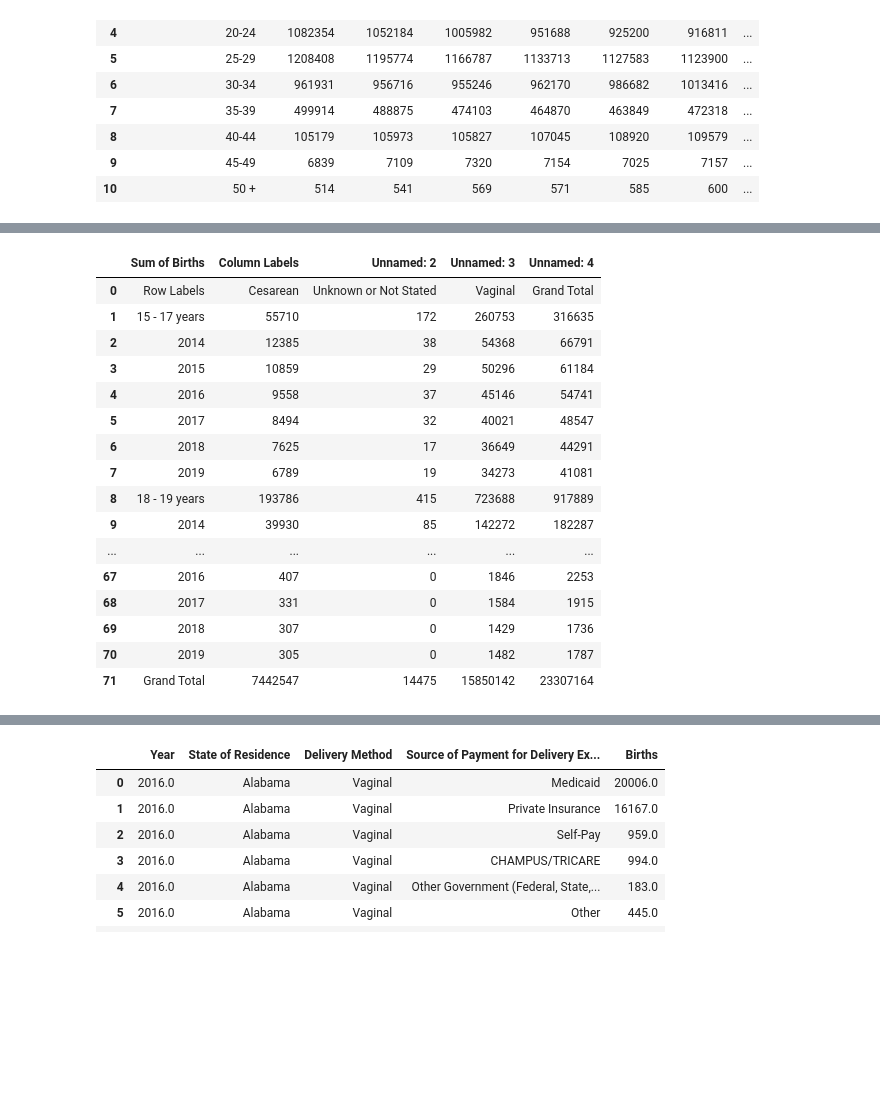
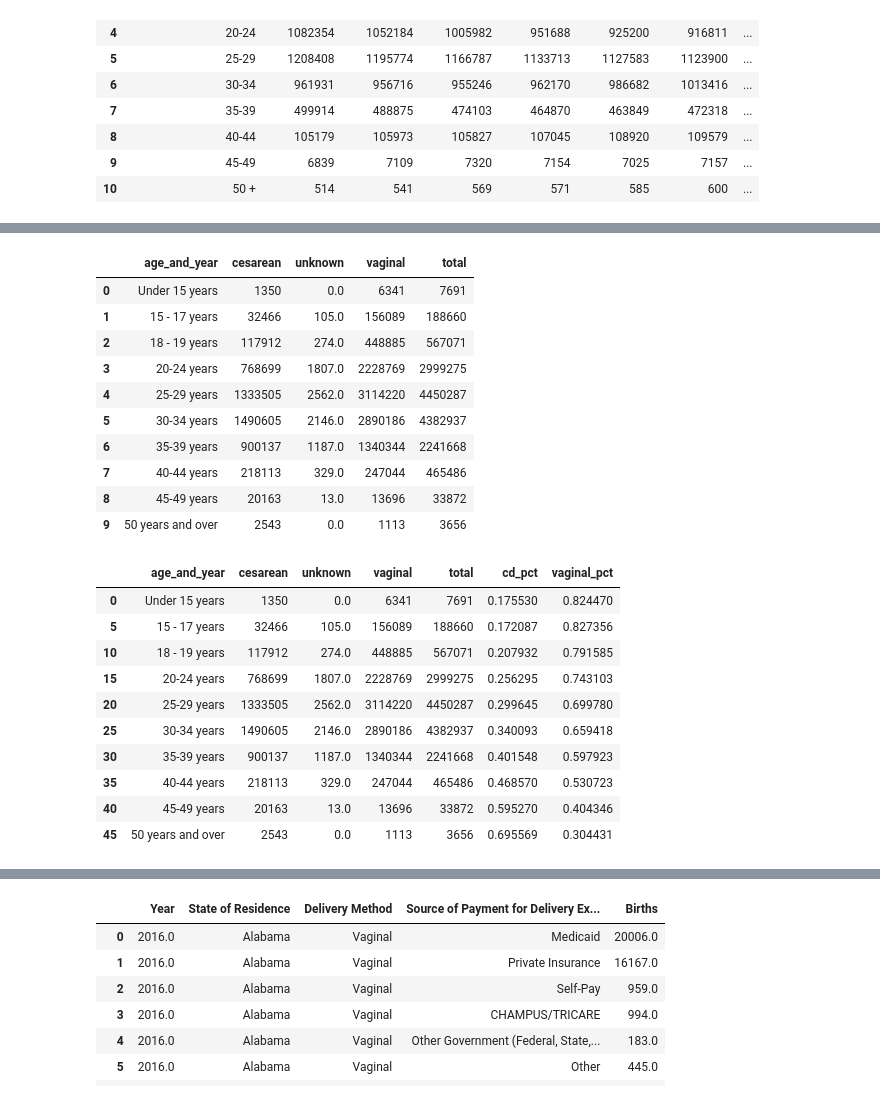
Before and after one commit to StephMiller4/delivery_method_capstone, a Jupyter notebook: notebook/Capstone Project.ipynb, the cells around one changed output, grey strips where cells are left out. Saved outputs shown, nothing was run; the diff lists cells and outputs as text; code cells hidden in the pictures; blank space fills up the shorter version.

```diff
--- a/notebook/Capstone Project.ipynb
+++ b/notebook/Capstone Project.ipynb
@@ -317,0 +308,4 @@ age_and_dm
+# %%
+age_and_dm = pd.read_csv('../data/age_and_dm.csv')
+age_and_dm.columns = ['age_and_year', 'cesarean', 'unknown', 'vaginal', 'total']
+age_and_dm
@@ -318,21 +351,37 @@ age_and_dm
 # %%
-age_and_dm
+#I am dropping these as the totals are already here and this will make it easier in Tableau
+age_and_dm = age_and_dm[age_and_dm['age_and_year'] != '2016']
+age_and_dm = age_and_dm[age_and_dm['age_and_year'] != '2017']
+age_and_dm = age_and_dm[age_and_dm['age_and_year'] != '2018']
+age_and_dm = age_and_dm[age_and_dm['age_and_year'] != '2019']
+age_and_dm['unknown'] = age_and_dm['unknown'].fillna(0)
+age_and_dm.reset_index(drop= True)
 # %% [output]
-|  | Sum of Births | Column Labels | Unnamed: 2 | Unnamed: 3 | Unnamed: 4 |
-| 0 | Row Labels | Cesarean | Unknown or Not Stated | Vaginal | Grand Total |
-| 1 | 15 - 17 years | 55710 | 172 | 260753 | 316635 |
-| 2 | 2014 | 12385 | 38 | 54368 | 66791 |
-| 3 | 2015 | 10859 | 29 | 50296 | 61184 |
-| 4 | 2016 | 9558 | 37 | 45146 | 54741 |
-| 5 | 2017 | 8494 | 32 | 40021 | 48547 |
-| 6 | 2018 | 7625 | 17 | 36649 | 44291 |
-| 7 | 2019 | 6789 | 19 | 34273 | 41081 |
-| 8 | 18 - 19 years | 193786 | 415 | 723688 | 917889 |
-| 9 | 2014 | 39930 | 85 | 142272 | 182287 |
-| ... | ... | ... | ... | ... | ... |
-| 67 | 2016 | 407 | 0 | 1846 | 2253 |
-| 68 | 2017 | 331 | 0 | 1584 | 1915 |
-| 69 | 2018 | 307 | 0 | 1429 | 1736 |
-| 70 | 2019 | 305 | 0 | 1482 | 1787 |
-| 71 | Grand Total | 7442547 | 14475 | 15850142 | 23307164 |
+|  | age_and_year | cesarean | unknown | vaginal | total |
+| 0 | Under 15 years | 1350 | 0.0 | 6341 | 7691 |
+| 1 | 15 - 17 years | 32466 | 105.0 | 156089 | 188660 |
+| 2 | 18 - 19 years | 117912 | 274.0 | 448885 | 567071 |
+| 3 | 20-24 years | 768699 | 1807.0 | 2228769 | 2999275 |
+| 4 | 25-29 years | 1333505 | 2562.0 | 3114220 | 4450287 |
+| 5 | 30-34 years | 1490605 | 2146.0 | 2890186 | 4382937 |
+| 6 | 35-39 years | 900137 | 1187.0 | 1340344 | 2241668 |
+| 7 | 40-44 years | 218113 | 329.0 | 247044 | 465486 |
+| 8 | 45-49 years | 20163 | 13.0 | 13696 | 33872 |
+| 9 | 50 years and over | 2543 | 0.0 | 1113 | 3656 |
+# %%
+age_and_dm['cd_pct'] = (age_and_dm['cesarean']/age_and_dm['total'])
+age_and_dm['vaginal_pct'] = (age_and_dm['vaginal']/age_and_dm['total'])
+age_and_dm
+# %% [output]
+|  | age_and_year | cesarean | unknown | vaginal | total | cd_pct | vaginal_pct |
+| 0 | Under 15 years | 1350 | 0.0 | 6341 | 7691 | 0.175530 | 0.824470 |
+| 5 | 15 - 17 years | 32466 | 105.0 | 156089 | 188660 | 0.172087 | 0.827356 |
+| 10 | 18 - 19 years | 117912 | 274.0 | 448885 | 567071 | 0.207932 | 0.791585 |
+| 15 | 20-24 years | 768699 | 1807.0 | 2228769 | 2999275 | 0.256295 | 0.743103 |
+| 20 | 25-29 years | 1333505 | 2562.0 | 3114220 | 4450287 | 0.299645 | 0.699780 |
+| 25 | 30-34 years | 1490605 | 2146.0 | 2890186 | 4382937 | 0.340093 | 0.659418 |
+| 30 | 35-39 years | 900137 | 1187.0 | 1340344 | 2241668 | 0.401548 | 0.597923 |
+| 35 | 40-44 years | 218113 | 329.0 | 247044 | 465486 | 0.468570 | 0.530723 |
+| 40 | 45-49 years | 20163 | 13.0 | 13696 | 33872 | 0.595270 | 0.404346 |
+| 45 | 50 years and over | 2543 | 0.0 | 1113 | 3656 | 0.695569 | 0.304431 |
 # %%
```
Also changed, not shown: parts of 32 cells of this notebook, 3 other files.
